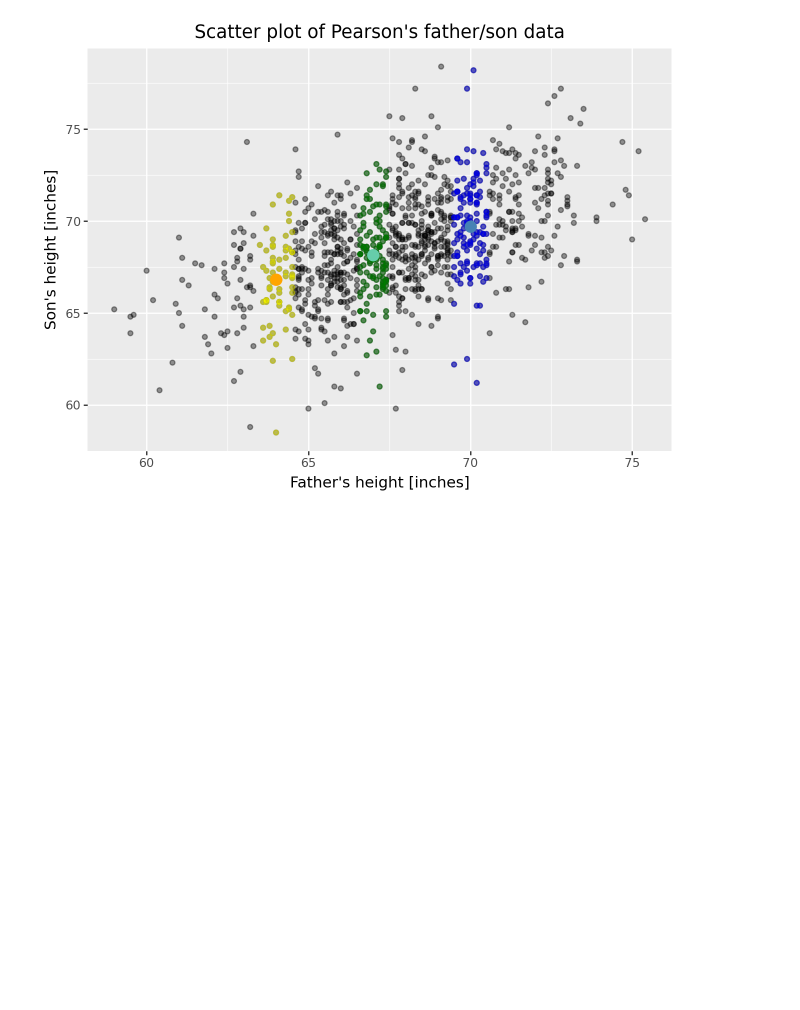
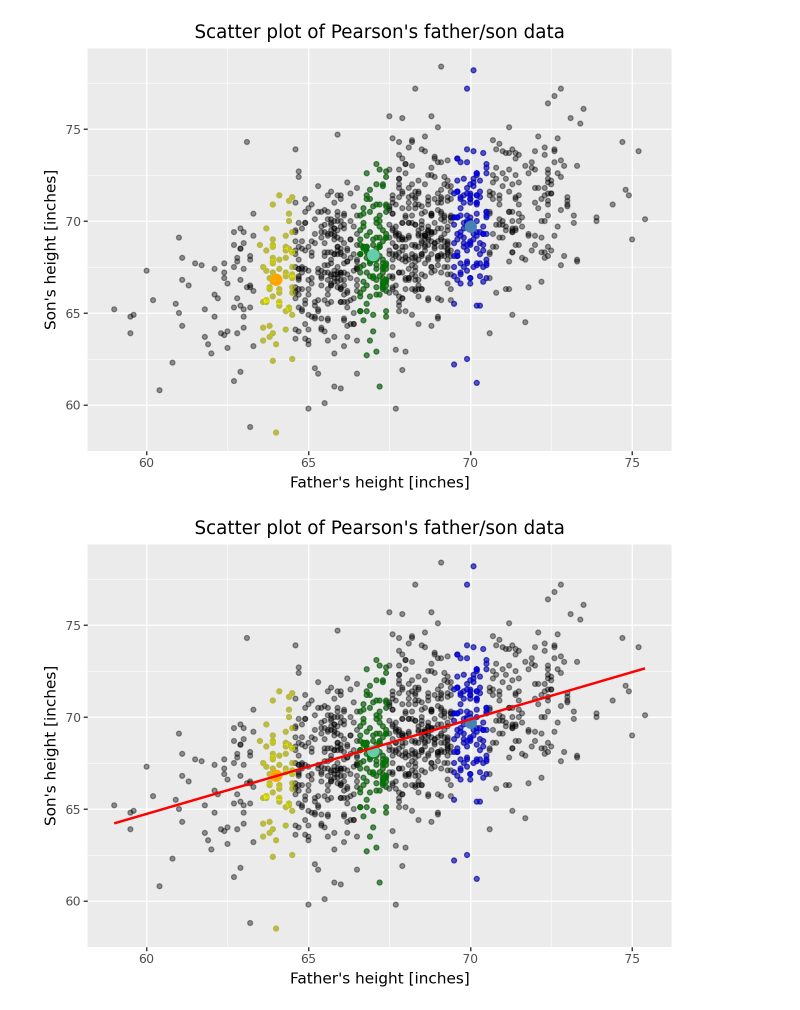
Before and after one commit to blakocha/DARPY2025, a Jupyter notebook: Notes_20251120.ipynb, the cells around one changed output. Drawn from its saved outputs; the diff is of its cells as text; code cells hidden in the pictures; blank space fills up the shorter version.

```diff
--- a/Notes_20251120.ipynb
+++ b/Notes_20251120.ipynb
@@ -119,3 +119,7 @@ G2.show()
 # %% [output]
 [figure]
 [figure]
+# %%
+G2 + geom_smooth(method="lm", colour="red", se=False)
+# %% [output]
+[figure, added]
```
